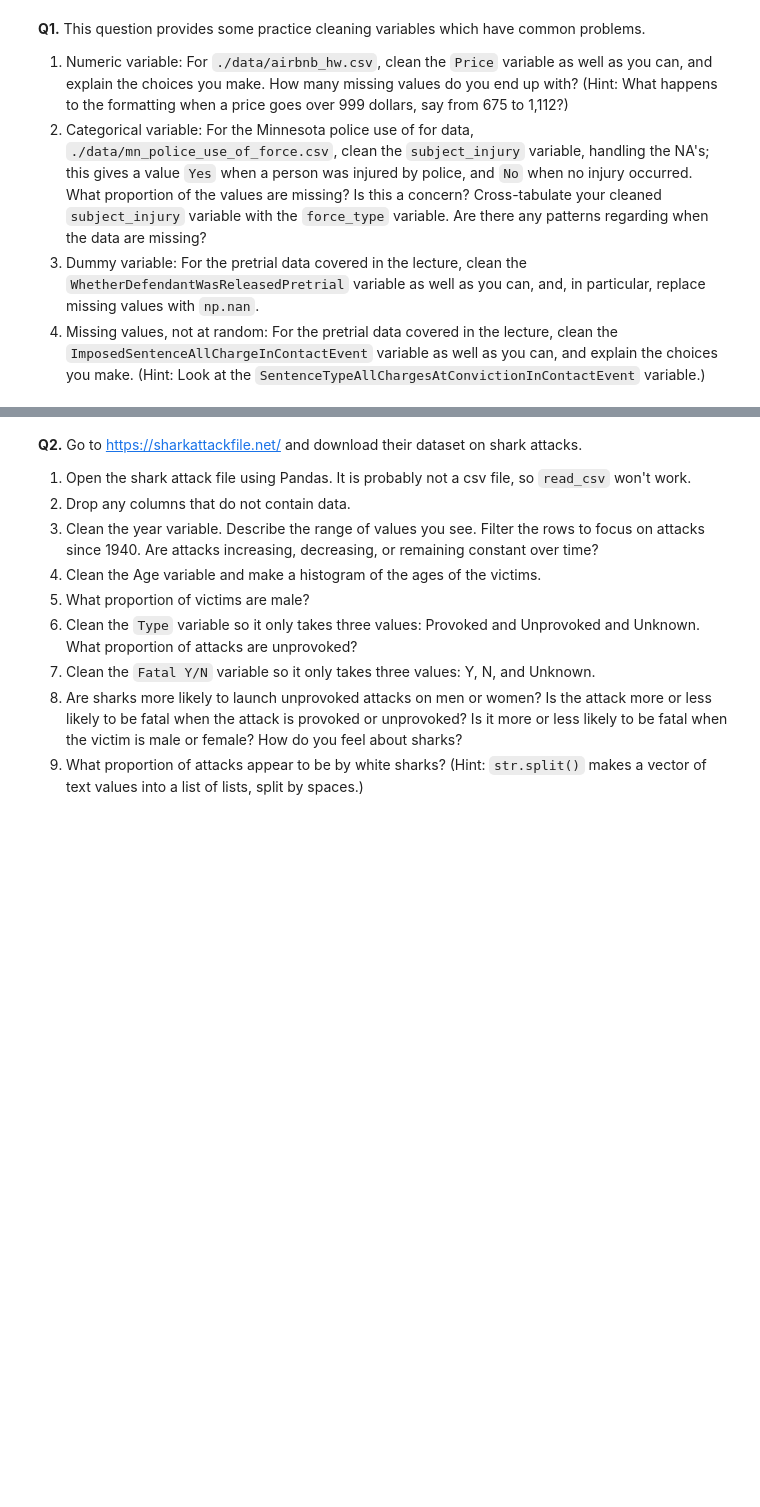
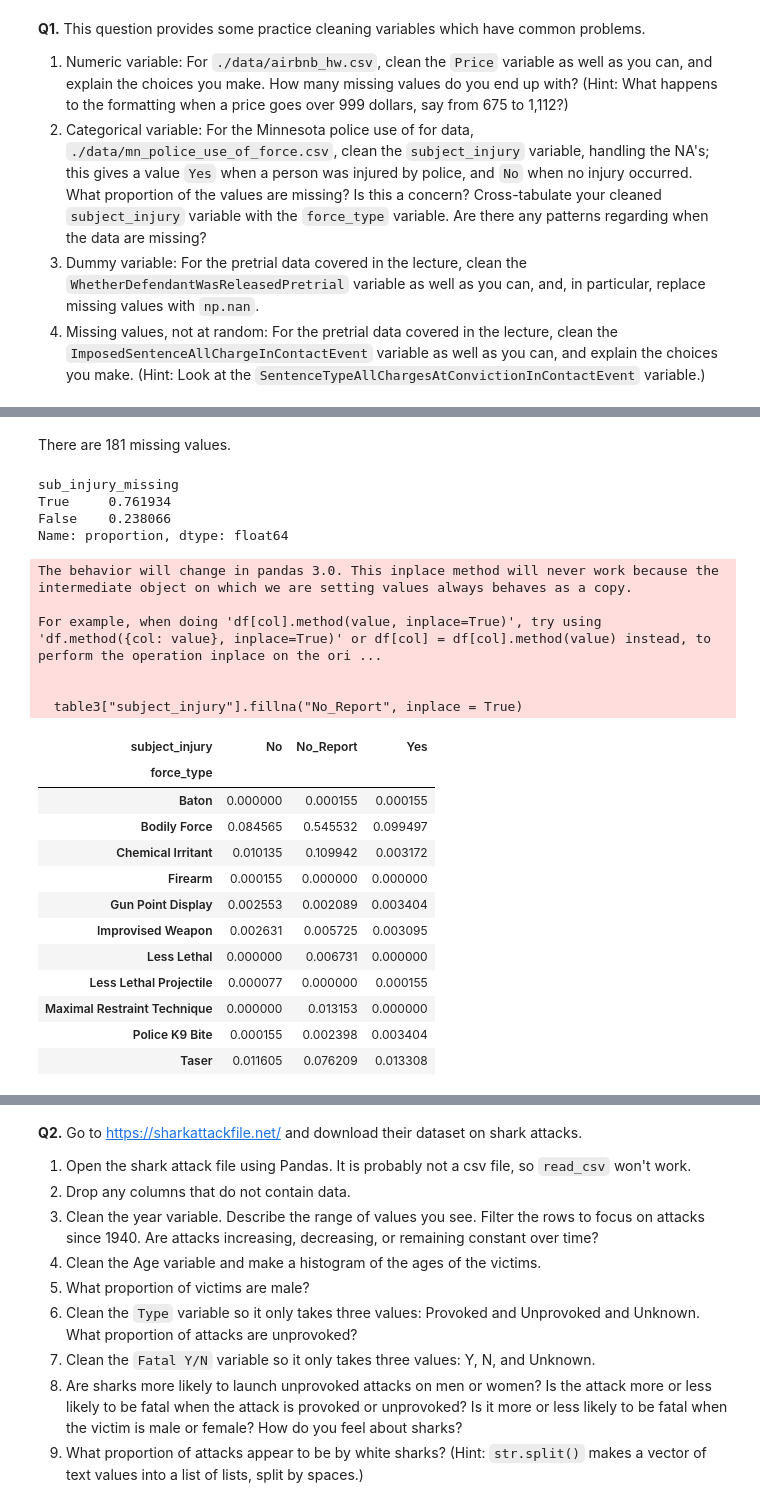
Before and after one commit to RyanErm/wrangling1, a Jupyter notebook: assignment/assignment.ipynb, the cells around one changed output, grey strips where cells are left out. Drawn from its saved outputs; the diff is of its cells as text; code cells hidden in the pictures; blank space fills up the shorter version.

```diff
--- a/assignment/assignment.ipynb
+++ b/assignment/assignment.ipynb
@@ -17,0 +34,32 @@ FileNotFoundError: [Errno 2] No such file or directory: 'data/airbnb_hw.csv'
+# %% [markdown]
+There are 181 missing values.
+# %%
+table3 = pd.read_csv("mn_police_use_of_force.csv") #get dataset
+table3['sub_injury_missing'] = table3['subject_injury'].isnull() #make a new column on how often a misreport occurs
+table3["subject_injury"].fillna("No_Report", inplace = True) #changing the data from nothing to a string variable
+print(table3["sub_injury_missing"].value_counts(normalize=True)) #give the counts of misreports
+pd.crosstab(table3['force_type'], table3['subject_injury'], normalize = True) #cross tabulate the two variables to look for correlation
+# %% [output]
+sub_injury_missing
+True     0.761934
+False    0.238066
+Name: proportion, dtype: float64
+The behavior will change in pandas 3.0. This inplace method will never work because the intermediate object on which we are setting values always behaves as a copy.
+
+For example, when doing 'df[col].method(value, inplace=True)', try using 'df.method({col: value}, inplace=True)' or df[col] = df[col].method(value) instead, to perform the operation inplace on the ori ...
+
+
+  table3["subject_injury"].fillna("No_Report", inplace = True)
+| subject_injury | No | No_Report | Yes |
+| force_type |  |  |  |
+| Baton | 0.000000 | 0.000155 | 0.000155 |
+| Bodily Force | 0.084565 | 0.545532 | 0.099497 |
+| Chemical Irritant | 0.010135 | 0.109942 | 0.003172 |
+| Firearm | 0.000155 | 0.000000 | 0.000000 |
+| Gun Point Display | 0.002553 | 0.002089 | 0.003404 |
+| Improvised Weapon | 0.002631 | 0.005725 | 0.003095 |
+| Less Lethal | 0.000000 | 0.006731 | 0.000000 |
+| Less Lethal Projectile | 0.000077 | 0.000000 | 0.000155 |
+| Maximal Restraint Technique | 0.000000 | 0.013153 | 0.000000 |
+| Police K9 Bite | 0.000155 | 0.002398 | 0.003404 |
+| Taser | 0.011605 | 0.076209 | 0.013308 |
```
Also changed, not shown: parts of 4 cells of this notebook.
